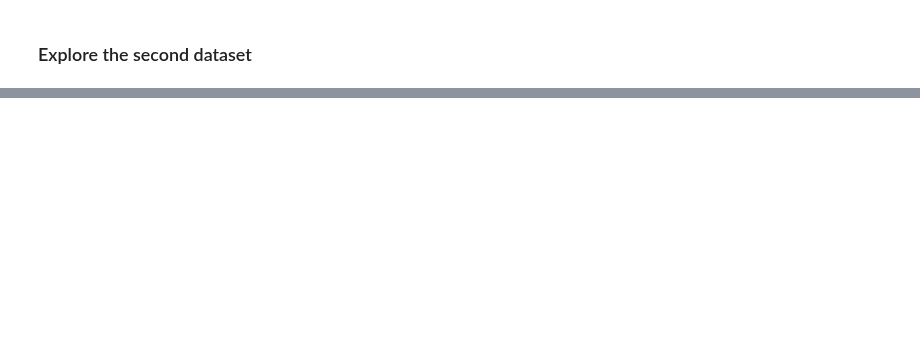
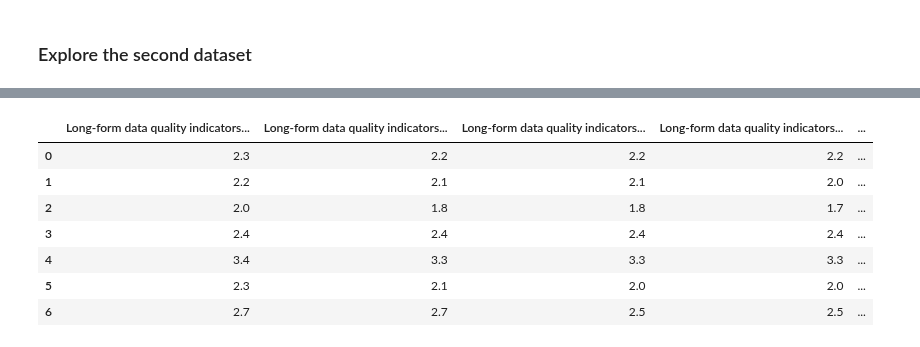
Before and after one commit to ubco-W2022T2-data301/project-group-group-2, a Jupyter notebook: analysis/analysis3.ipynb, the cells around one changed output, grey strips where cells are left out. Saved outputs shown, nothing was run; the diff lists cells and outputs as text; code cells hidden in the pictures; blank space fills up the shorter version.

```diff
--- a/analysis/analysis3.ipynb
+++ b/analysis/analysis3.ipynb
@@ -92,0 +95,32 @@ plt_quality.set(title="Non-response rate per area", ylabel='Non-response rate',
+# %%
+data_explore2 =df_quality.drop(columns=["DGUID", "Symbol.17", "Symbol.16", "Symbol.18", "Symbol.19", "Symbol.15", "Symbol.14", "Symbol.13", "Symbol.12", "Symbol.11", "Symbol.10", "Symbol.9", "Symbol.8", "Symbol.7", "Symbol.6", "Symbol.5", "Symbol.4", "Symbol.3", "Symbol.2", "Symbol.1", "Symbol"])
+colnames= [item for item in data_explore2.columns if "Non-response rate" in item]
+colnames.append("GEO")
+data_explore2["GEO"]
+filtered=data_explore2[colnames]
+f1= filtered.loc[lambda x: x['GEO'].str.contains('Victoria (CMA)', regex=False)].reset_index(drop=True)
+f1.loc[0,'GEO']='VICTORIA'
+f2= filtered.loc[lambda x: x['GEO'].str.contains('Ottawa - Gatineau', regex=False)].reset_index(drop=True)
+f2.loc[0,'GEO']='OTTAWA'
+f3=filtered.loc[lambda x: x['GEO'].str.contains("St. John's (CMA)", regex=False)].reset_index(drop=True)
+f3.loc[0,'GEO']='ST_JOHNS'
+f4=filtered.loc[lambda x: x['GEO'].str.contains('Regina (CMA)', regex=False)].reset_index(drop=True)
+f4.loc[0,'GEO']='REGINA'
+f5=filtered.loc[lambda x: x['GEO'].str.contains('Edmonton (CMA)', regex=False)].reset_index(drop=True)
+f5.loc[0,'GEO']='EDMONTON'
+f6=filtered.loc[lambda x: x['GEO'].str.contains('Halifax (CMA)', regex=False)].reset_index(drop=True)
+f6.loc[0,'GEO']='HALIFAX'
+f7=filtered.loc[lambda x: x['GEO'].str.contains('Quebec', regex=False)].reset_index(drop=True)
+f7.loc[0,'GEO']='QUEBEC'
+rows=[f1,f2,f3,f4,f5,f6,f7]
+df_explore2=pd.concat(rows).reset_index(drop=True)
+df_explore2
+# %% [output]
+|  | Long-form data quality indicators... | Long-form data quality indicators... | Long-form data quality indicators... | Long-form data quality indicators... | ... |
+| 0 | 2.3 | 2.2 | 2.2 | 2.2 | ... |
+| 1 | 2.2 | 2.1 | 2.1 | 2.0 | ... |
+| 2 | 2.0 | 1.8 | 1.8 | 1.7 | ... |
+| 3 | 2.4 | 2.4 | 2.4 | 2.4 | ... |
+| 4 | 3.4 | 3.3 | 3.3 | 3.3 | ... |
+| 5 | 2.3 | 2.1 | 2.0 | 2.0 | ... |
+| 6 | 2.7 | 2.7 | 2.5 | 2.5 | ... |
```
Also changed, not shown: parts of 4 cells of this notebook.
